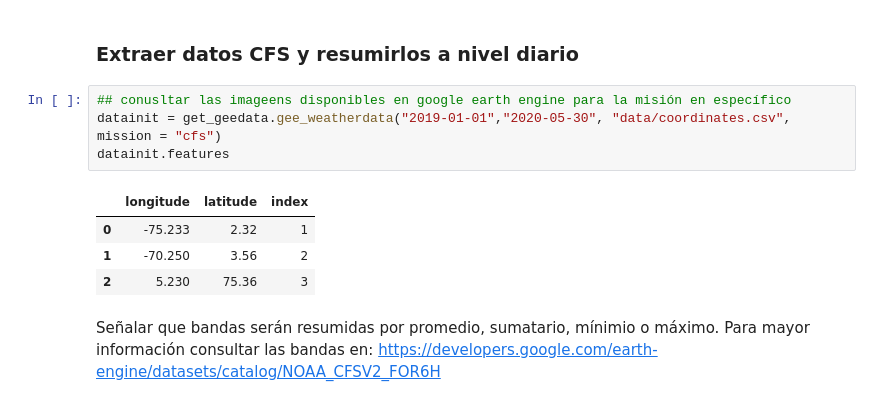
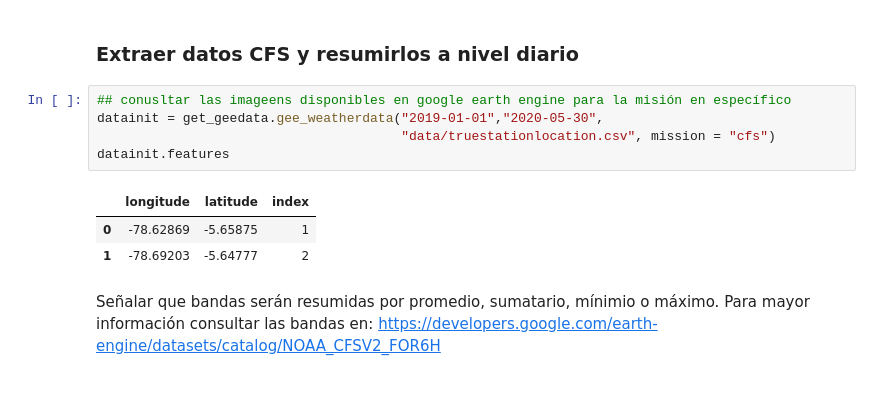
Before and after one commit to anaguilarar/gee_NOAA, a Jupyter notebook: Descargar clima de GEE.ipynb, the cells around one changed output. Saved outputs shown, nothing was run; the diff lists cells and outputs as text.

```diff
--- a/Descargar clima de GEE.ipynb
+++ b/Descargar clima de GEE.ipynb
@@ -14,13 +34,13 @@ import matplotlib.pyplot as plt
 ### Extraer datos CFS y resumirlos a nivel diario
 # %%
 ## conusltar las imageens disponibles en google earth engine para la misión en específico
-datainit = get_geedata.gee_weatherdata("2019-01-01","2020-05-30", "data/coordinates.csv", mission = "cfs")
+datainit = get_geedata.gee_weatherdata("2019-01-01","2020-05-30",
+                                       "data/truestationlocation.csv", mission = "cfs")
 datainit.features
 # %% [output]
 |  | longitude | latitude | index |
-| 0 | -75.233 | 2.32 | 1 |
-| 1 | -70.250 | 3.56 | 2 |
-| 2 | 5.230 | 75.36 | 3 |
+| 0 | -78.62869 | -5.65875 | 1 |
+| 1 | -78.69203 | -5.64777 | 2 |
 # %% [markdown]
 Señalar que bandas serán resumidas por promedio, sumatario, mínimio o máximo.
 Para mayor información consultar las bandas en: https://developers.google.com/earth-engine/datasets/catalog/NOAA_CFSV2_FOR6H
```
Also changed, not shown: parts of 14 cells of this notebook.
